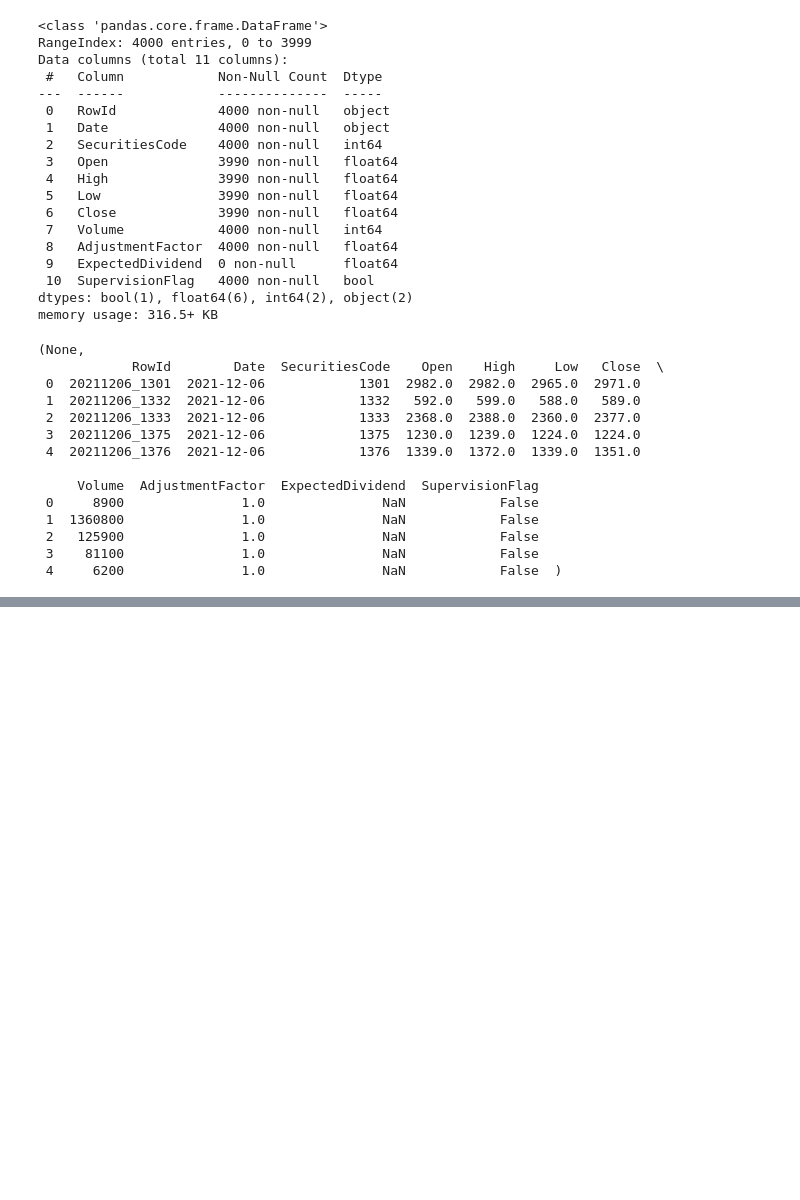
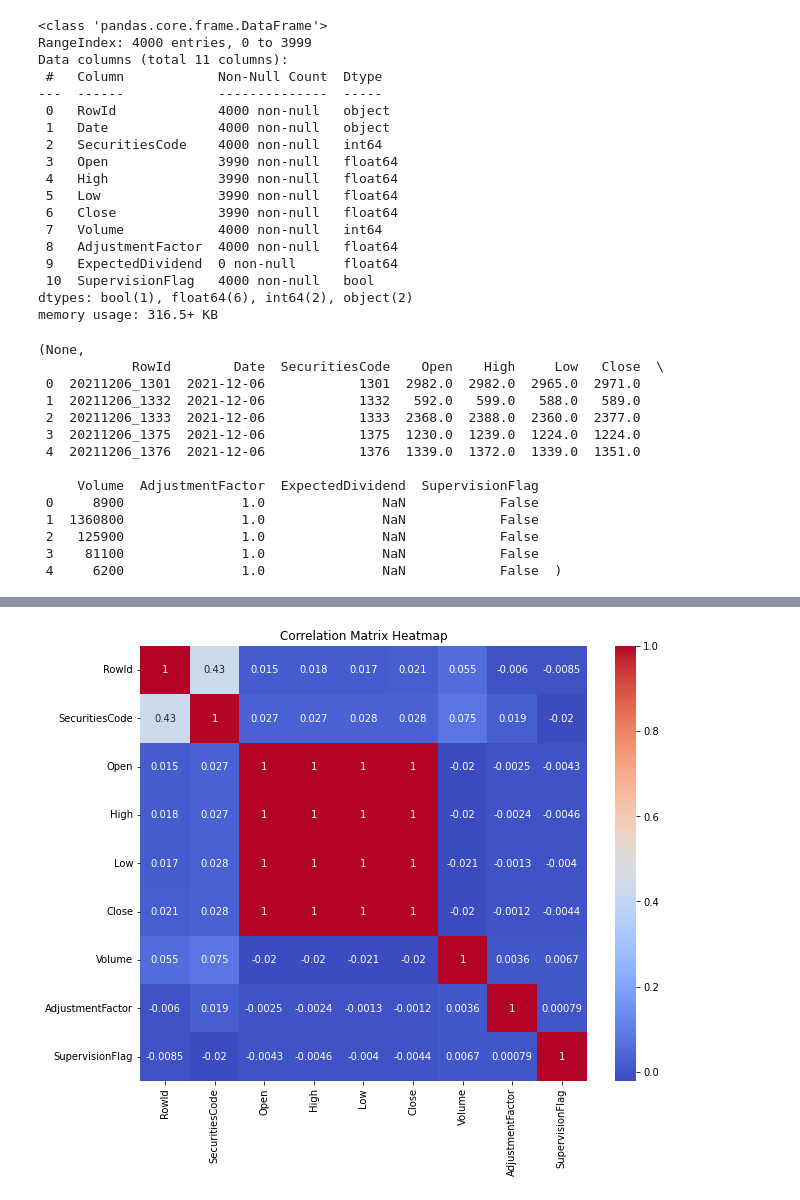
Before and after one commit to SahithiMut/DATA.4380.Spring.2024, a Jupyter notebook: Week 2, Lab 1. Data Understanding and Data Preprocessing.ipynb, the cells around one changed output, grey strips where cells are left out. Cells and saved outputs as stored; diff of their text form; code cells hidden in the pictures; blank space fills up the shorter version.

```diff
--- a/Week 2, Lab 1. Data Understanding and Data Preprocessing.ipynb
+++ b/Week 2, Lab 1. Data Understanding and Data Preprocessing.ipynb
@@ -80,0 +97,26 @@ memory usage: 316.5+ KB
+# %%
+import numpy as np
+import pandas as pd
+import matplotlib.pyplot as plt
+import seaborn as sns
+
+# Load the dataset
+df = pd.read_csv('stock_prices.csv')
+
+# Convert 'RowId' to int64
+df['RowId'] = df['RowId'].astype('int64')
+
+# Convert 'Date' to datetime
+df['Date'] = pd.to_datetime(df['Date'])
+
+# Handle Missing Values in 'Open', 'High', 'Low', 'Close'
+df[['Open', 'High', 'Low', 'Close']] = df[['Open', 'High', 'Low', 'Close']].fillna(value=0)
+
+# Drop 'ExpectedDividend' Column
+df = df.drop(columns=['ExpectedDividend'])
+
+# Display the first few rows and basic info about the dataset
+df_info = df.info()
+df_head = df.head()
+
+df_info, df_head
@@ -80,0 +294,14 @@ memory usage: 316.5+ KB
+# %%
+# Correlation matrix. Understanding how different numerical variables relate to each other can be insightful.
+correlation_matrix = df.corr()
+
+# Heatmap of the correlation matrix
+import seaborn as sns
+import matplotlib.pyplot as plt
+
+plt.figure(figsize=(10, 8))
+sns.heatmap(correlation_matrix, annot=True, cmap='coolwarm')
+plt.title('Correlation Matrix Heatmap')
+plt.show()
+# %% [output]
+[figure, added]
```
Also changed, not shown: parts of 17 cells of this notebook.
